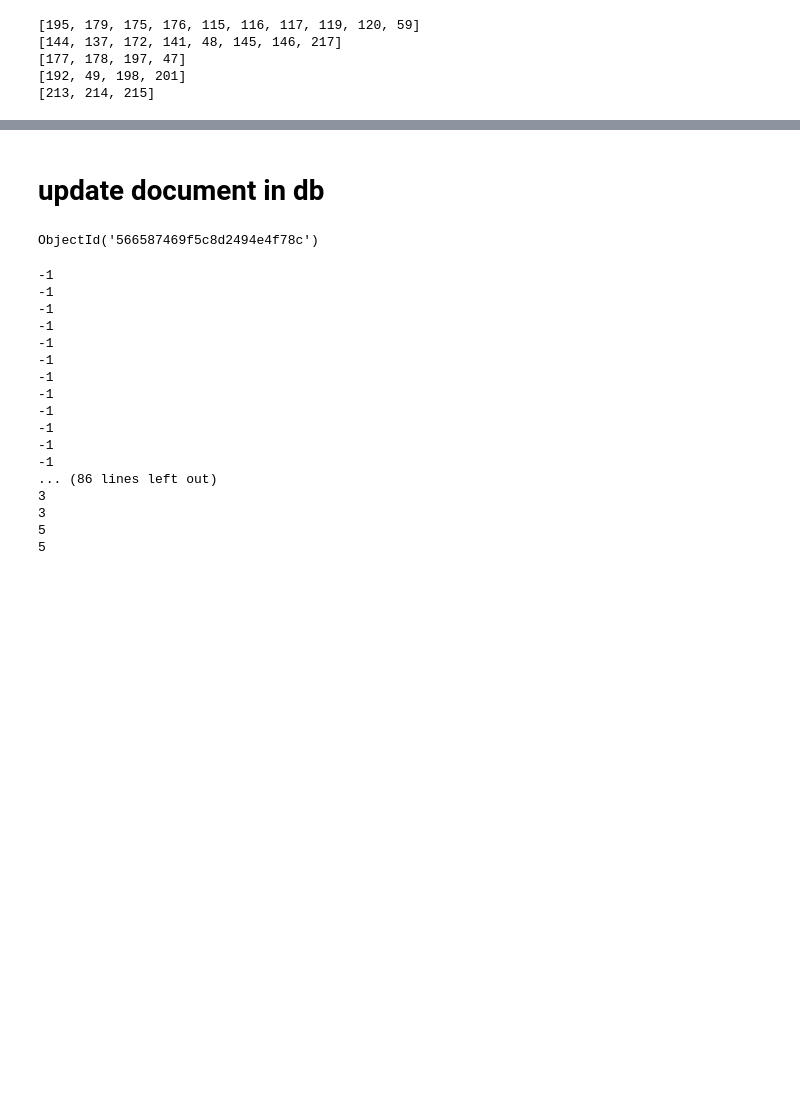
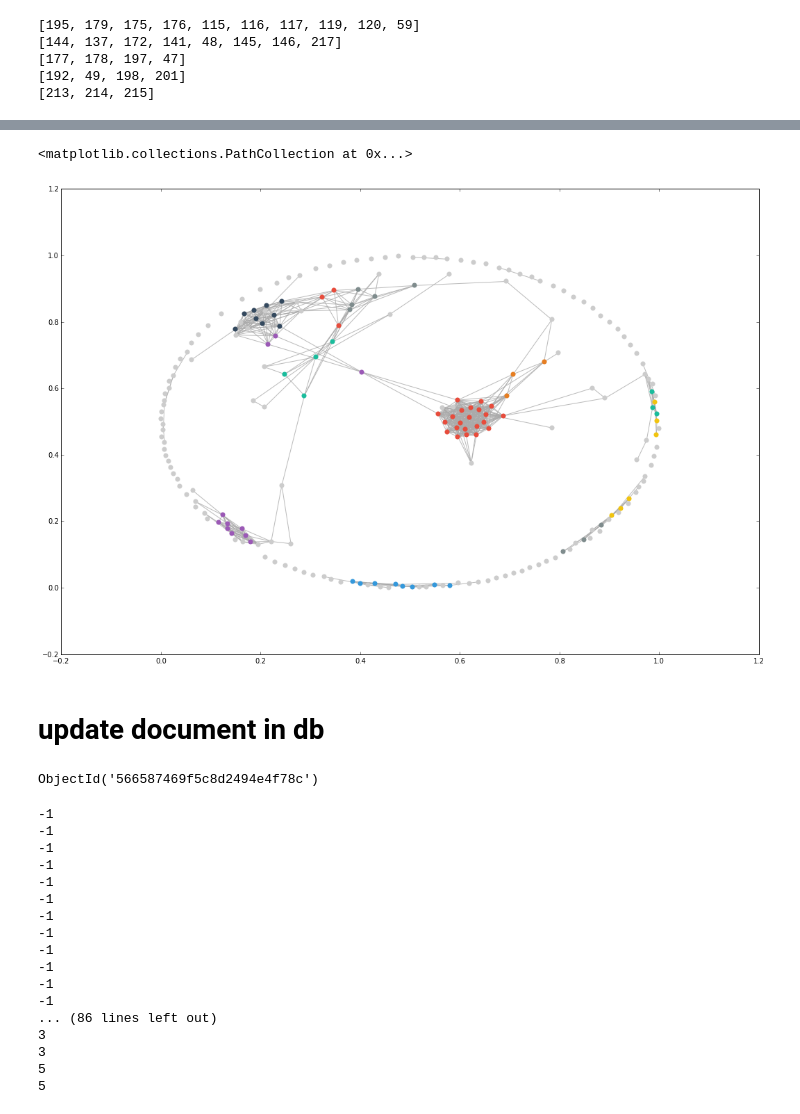
Before and after one commit to vlievin/deep-reader-lda, a Jupyter notebook: graph analysis.ipynb, the cells around one changed output, grey strips where cells are left out. Saved outputs shown, nothing was run; the diff lists cells and outputs as text; code cells hidden in the pictures; blank space fills up the shorter version.

Commit message:
added clusters

```diff
--- a/graph analysis.ipynb
+++ b/graph analysis.ipynb
@@ -170,0 +222,32 @@ for g in sub_graphs_louvain:
+# %%
+clusters = []
+single_clusters = []
+edges = G.edges()
+added = []
+for g in G.nodes():
+    if g not in added:
+        c = [g]
+        for cc in clusters:
+            if g in cc:
+                c = cc
+                clusters.remove(cc)
+                break
+        for gg in G.nodes():
+            if gg not in added:
+                ok = True
+                for ggg in c:
+                    if ((ggg,gg) not in edges) and ((ggg,g) not in edges):
+                        ok = False
+                if ok:
+                    c.append(gg)
+        added += c
+        clusters.append(c)
+
+
+bigger_clusters = []
+single_clusters = []
+for c in clusters:
+    if len(set(c) )> 2:
+        bigger_clusters.append(list(set(c) ) )
+    else:
+        single_clusters += list(set(c) )
@@ -171,3 +277,19 @@ for g in sub_graphs_louvain:
+# %%
+pos = nx.spring_layout(G)
+count = 0.
+nx.draw_networkx_edges(G,pos,  edge_color = "#aaaaaa", alpha = 0.8)
+
+k = 0
+for g in bigger_clusters:
+    nx.draw_networkx_nodes(G, pos, g, linewidths = 0,  node_size = 50,
+                                node_color = colours[k])
+    k += 1
+
+nx.draw_networkx_nodes(G, pos, single_clusters, linewidths = 0,  node_size = 50,
+                                node_color = '#cccccc')
+# %% [output]
+<matplotlib.collections.PathCollection at 0x...>
+[figure, added]
 # %% [markdown]
 # update document in db
 # %%
```
Also changed, not shown: parts of 9 cells of this notebook, 2 other files.
